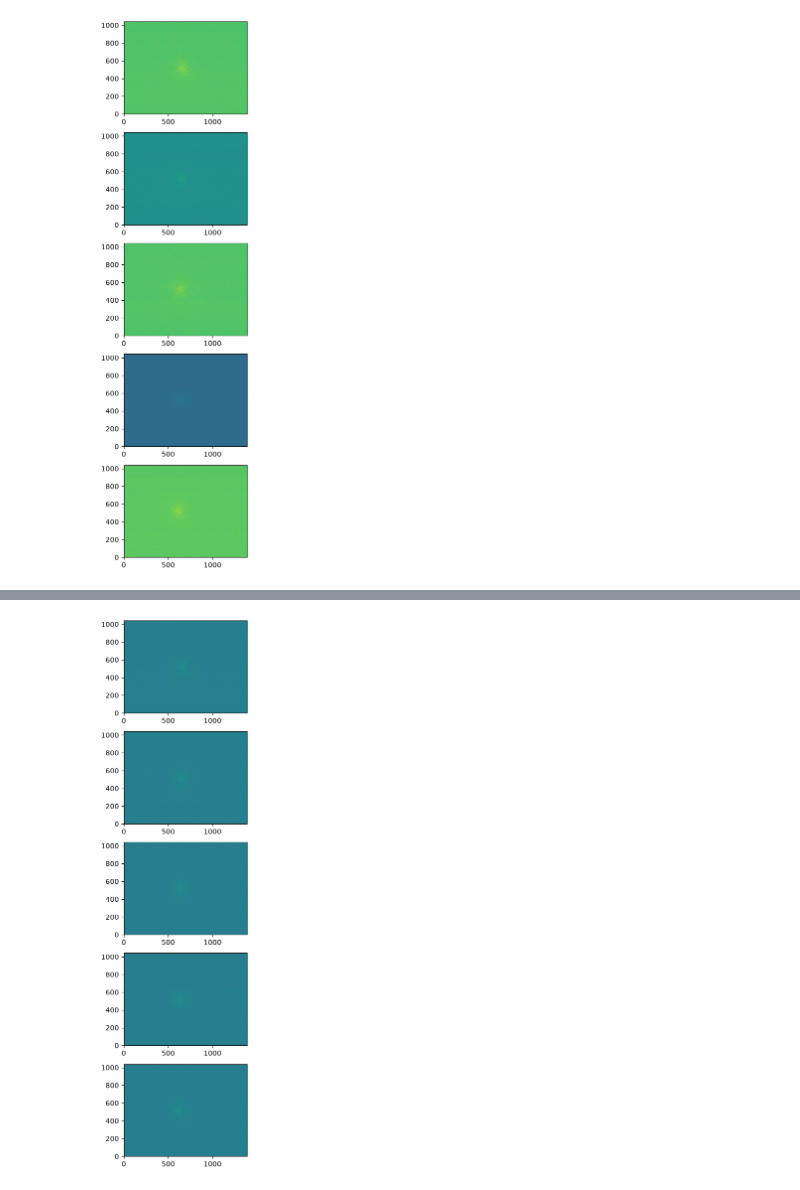
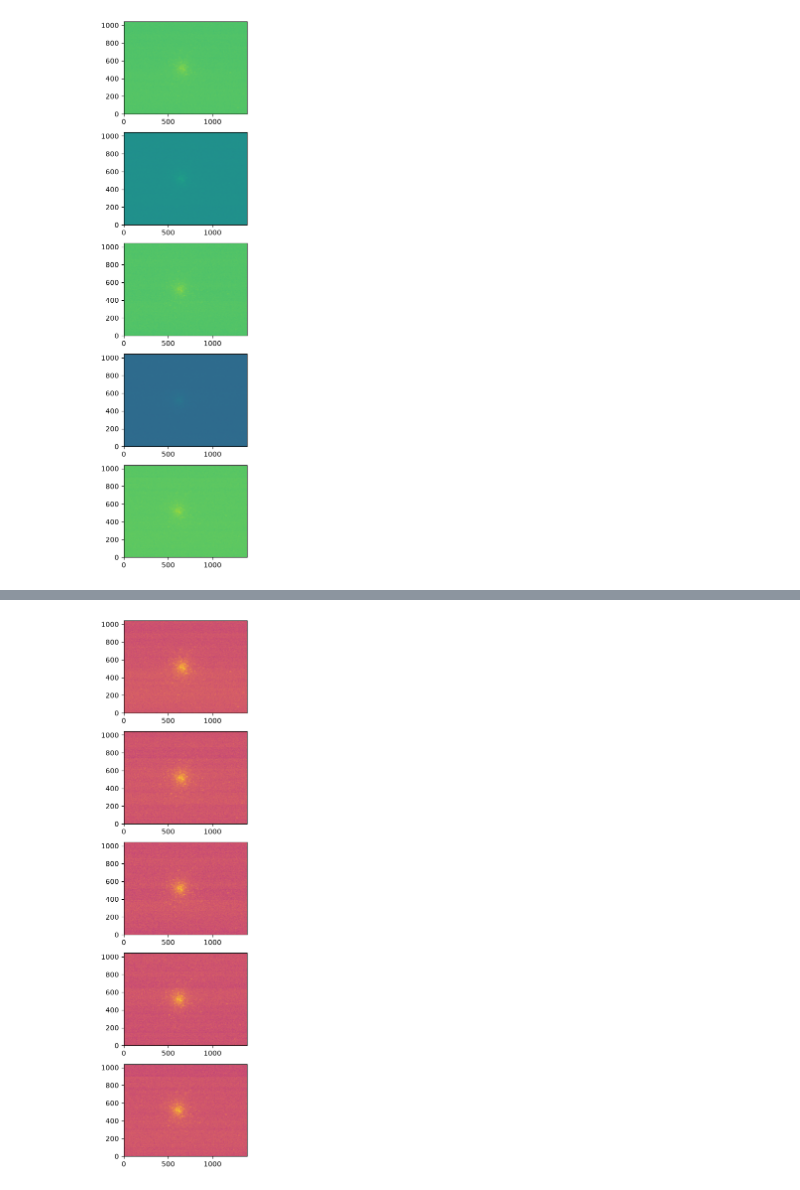
Before and after one commit to Block524/cassidy, a Jupyter notebook: homework10/fits.ipynb, the cells around one changed output, grey strips where cells are left out. Drawn from its saved outputs; the diff is of its cells as text; code cells hidden in the pictures.

```diff
--- a/homework10/fits.ipynb
+++ b/homework10/fits.ipynb
@@ -19,3 +20,9 @@ for i in range(0, 5):
 plt.show()
 # %% [output]
 [figure]
+# %%
+figs, axes = plt.subplots(5, 1, figsize = (4, 14))
+for i in range(0, 5):
+    axes[i].hist(data_list[i].ravel(), bins = 50)
+
+plt.show()
@@ -22,14 +31,8 @@ plt.show()
 # %%
-vmin = []
-vmax = []
-for i in data_list:
-    vmin.append(i.min())
-    vmax.append(i.max())
-
 figs, axes = plt.subplots(5, 1, figsize = (4, 14))
 for i in range(0, 5):
-    axes[i].imshow(data_list[i], cmap='viridis', origin = 'lower', vmin = min(vmin), vmax = max(vmax))
+    axes[i].imshow(data_list[i], cmap='plasma', origin = 'lower', vmin = 400, vmax = 600)
 
 plt.show()
 # %% [output]
-[figure, old version]
+[figure, new version]
```
Also changed, not shown: parts of 3 cells of this notebook.
